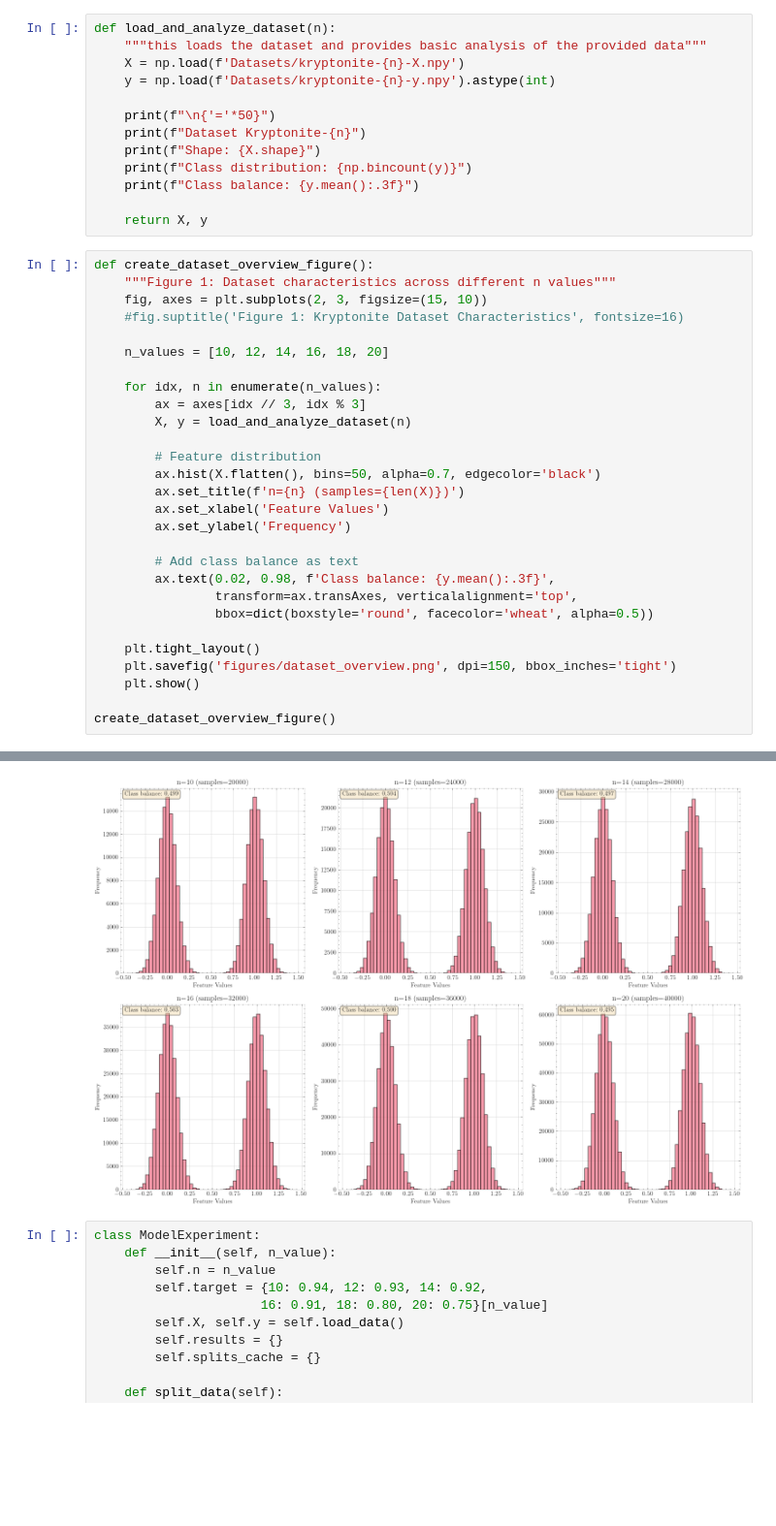
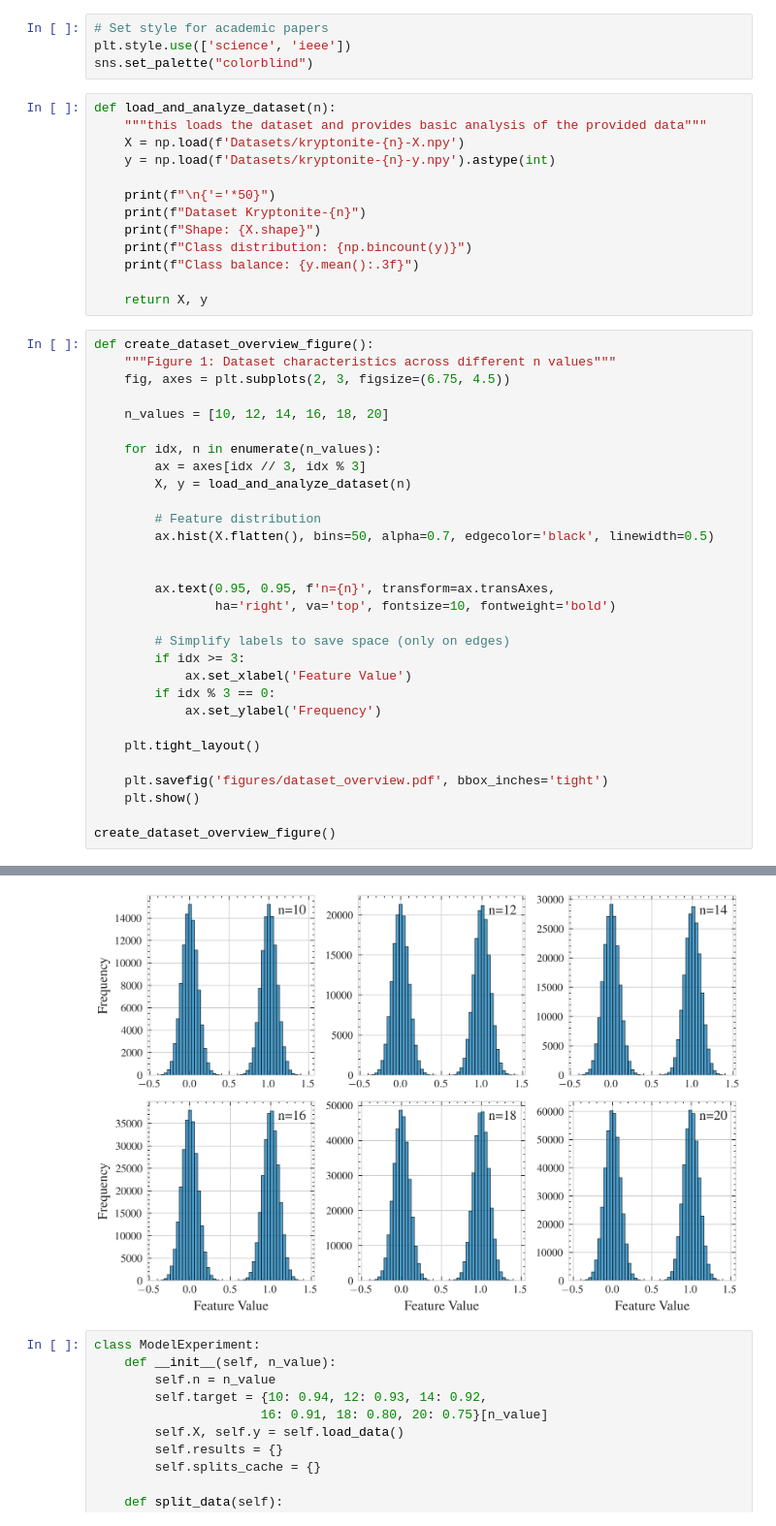
Before and after one commit to thekhananas/kryptonite_2_ak7025, a Jupyter notebook: AnasKhan_MML_Coursework_ak7025.ipynb, the cells around one changed output, grey strips where cells are left out. Shown at 97% size. Cells and saved outputs as stored; diff of their text form; blank space fills up the shorter version.

```diff
--- a/AnasKhan_MML_Coursework_ak7025.ipynb
+++ b/AnasKhan_MML_Coursework_ak7025.ipynb
@@ -23,6 +26,10 @@ plt.style.use('science')
 
 #plt.style.use('seaborn-v0_8-whitegrid')
 sns.set_palette("husl")
+# %%
+# Set style for academic papers
+plt.style.use(['science', 'ieee'])
+sns.set_palette("colorblind")
 # %%
 def load_and_analyze_dataset(n):
     """this loads the dataset and provides basic analysis of the provided data"""
@@ -39,50 +46,52 @@ def load_and_analyze_dataset(n):
 # %%
 def create_dataset_overview_figure():
     """Figure 1: Dataset characteristics across different n values"""
-    fig, axes = plt.subplots(2, 3, figsize=(15, 10))
-    #fig.suptitle('Figure 1: Kryptonite Dataset Characteristics', fontsize=16)
+    fig, axes = plt.subplots(2, 3, figsize=(6.75, 4.5))
 
     n_values = [10, 12, 14, 16, 18, 20]
 
     for idx, n in enumerate(n_values):
         ax = axes[idx // 3, idx % 3]
         X, y = load_and_analyze_dataset(n)
 
         # Feature distribution
-        ax.hist(X.flatten(), bins=50, alpha=0.7, edgecolor='black')
-        ax.set_title(f'n={n} (samples={len(X)})')
-        ax.set_xlabel('Feature Values')
-        ax.set_ylabel('Frequency')
+        ax.hist(X.flatten(), bins=50, alpha=0.7, edgecolor='black', linewidth=0.5)
 
-        # Add class balance as text
-        ax.text(0.02, 0.98, f'Class balance: {y.mean():.3f}',
-                transform=ax.transAxes, verticalalignment='top',
-                bbox=dict(boxstyle='round', facecolor='wheat', alpha=0.5))
+
+        ax.text(0.95, 0.95, f'n={n}', transform=ax.transAxes,
+                ha='right', va='top', fontsize=10, fontweight='bold')
+
+        # Simplify labels to save space (only on edges)
+        if idx >= 3:
+            ax.set_xlabel('Feature Value')
+        if idx % 3 == 0:
+            ax.set_ylabel('Frequency')
 
     plt.tight_layout()
-    plt.savefig('figures/dataset_overview.png', dpi=150, bbox_inches='tight')
+
+    plt.savefig('figures/dataset_overview.pdf', bbox_inches='tight')
     plt.show()
 
 create_dataset_overview_figure()
 # %% [output]
 ==================================================
 Dataset Kryptonite-10
 Shape: (20000, 10)
 Class distribution: [10016  9984]
 Class balance: 0.499
 
 ==================================================
 Dataset Kryptonite-12
 Shape: (24000, 12)
 Class distribution: [11912 12088]
 Class balance: 0.504
 
 ... (19 lines left out)
 Dataset Kryptonite-20
 Shape: (40000, 20)
 Class distribution: [20206 19794]
 Class balance: 0.495
-[figure, old version]
+[figure, new version]
 # %%
 class ModelExperiment:
     def __init__(self, n_value):
```
Also changed, not shown: parts of 8 cells of this notebook.
